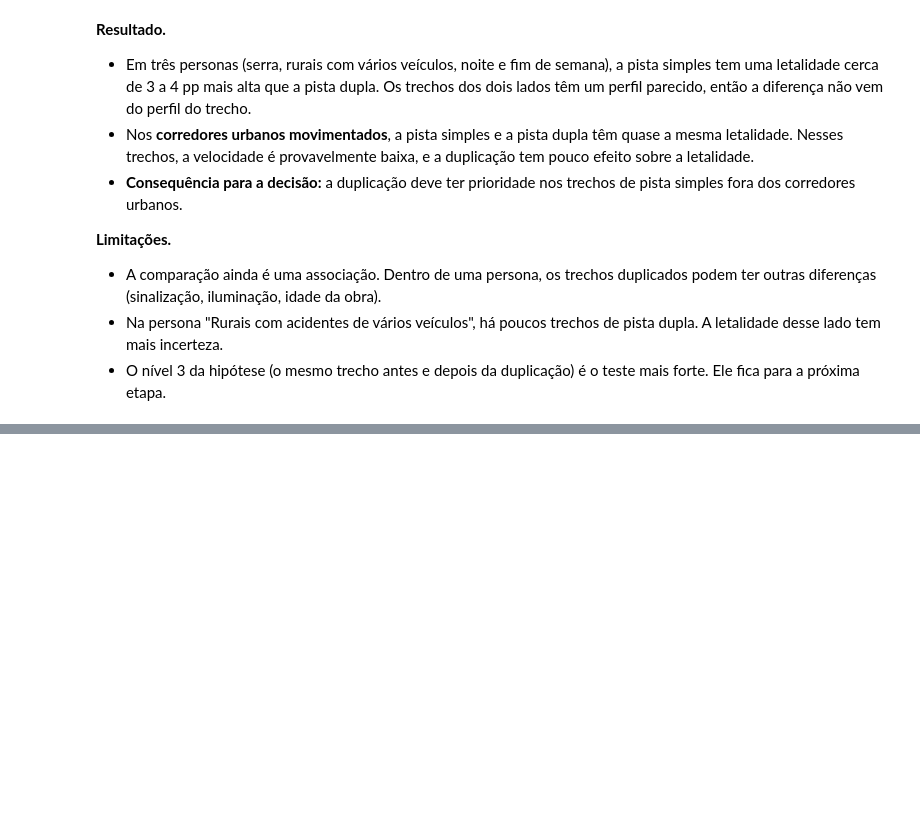
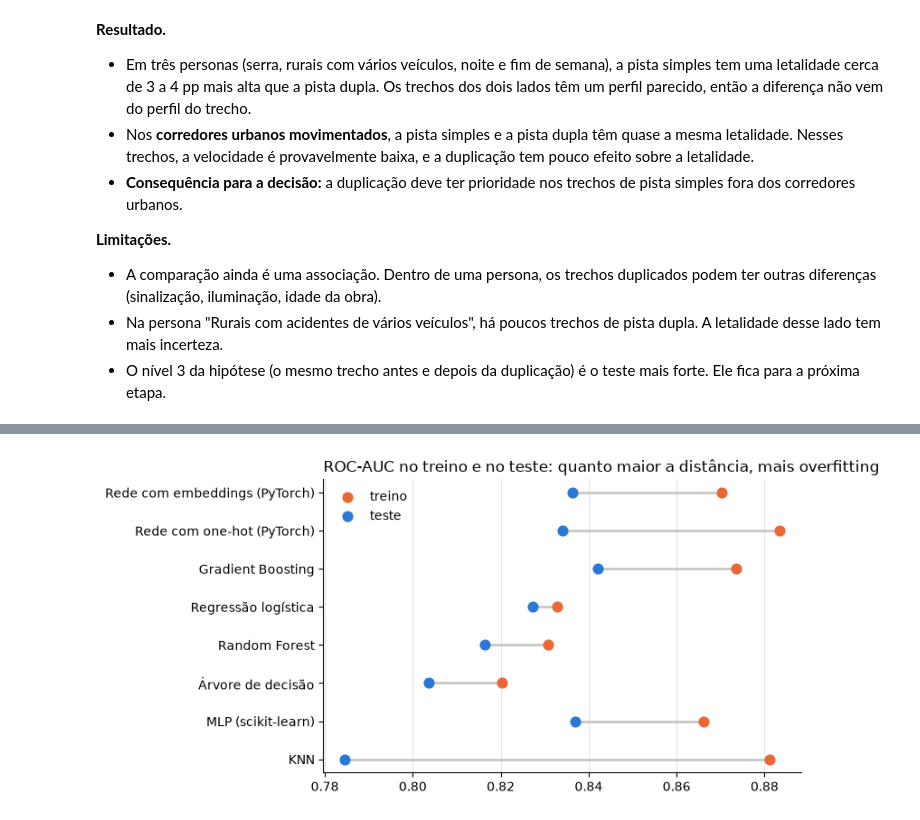
Before and after one commit to anapaulaendler/acidentes-br, a Jupyter notebook: notebooks/analise_prf.ipynb, the cells around one changed output, grey strips where cells are left out. Drawn from its saved outputs; the diff is of its cells as text; code cells hidden in the pictures; blank space fills up the shorter version.

```diff
--- a/notebooks/analise_prf.ipynb
+++ b/notebooks/analise_prf.ipynb
@@ -1348,0 +1392,11 @@ plt.show()
+# %%
+FAMILIAS = {
+    "Regressão logística": "clássico", "Árvore de decisão": "clássico", "KNN": "clássico",
+    "Random Forest": "ensemble", "Gradient Boosting": "ensemble",
+    "MLP (scikit-learn)": "rede neural", "Rede com embeddings (PyTorch)": "rede neural", "Rede com one-hot (PyTorch)": "rede neural",
+}
+
+metricas_teste = pd.DataFrame({nome: c.metricas_teste for nome, c in salvos.classificadores.items()}).T
+leaderboard = metricas_teste.sort_values("recall", ascending=False)
+leaderboard.insert(0, "família", leaderboard.index.map(FAMILIAS))
+leaderboard.round(3).rename(columns=NOMES_METRICAS)
@@ -1348,0 +1426,8 @@ plt.show()
+# %%
+METRICAS_AUDITORIA = ["acuracia", "precisao", "recall", "f1", "roc_auc"]
+
+metricas_treino = pd.DataFrame({nome: c.metricas_treino for nome, c in salvos.classificadores.items()}).T
+auditoria = pd.concat({"treino": metricas_treino[METRICAS_AUDITORIA], "teste": metricas_teste[METRICAS_AUDITORIA]}, axis=1)
+auditoria = auditoria.swaplevel(axis=1)[METRICAS_AUDITORIA].loc[leaderboard.index]
+auditoria["ROC-AUC: treino − teste"] = auditoria[("roc_auc", "treino")] - auditoria[("roc_auc", "teste")]
+auditoria.round(3).rename(columns=NOMES_METRICAS)
@@ -1348,0 +1445,21 @@ plt.show()
+# %%
+fig, ax = plt.subplots(figsize=(8, 4))
+
+modelos_ordem = leaderboard.index[::-1]
+roc_treino = metricas_treino.loc[modelos_ordem, "roc_auc"]
+roc_teste = metricas_teste.loc[modelos_ordem, "roc_auc"]
+
+ax.hlines(range(len(modelos_ordem)), roc_teste, roc_treino, color="#c9c8c3", linewidth=2)
+ax.scatter(roc_treino, range(len(modelos_ordem)), color="#eb6834", s=60, zorder=3, label="treino")
+ax.scatter(roc_teste, range(len(modelos_ordem)), color="#2a78d6", s=60, zorder=3, label="teste")
+ax.set_yticks(range(len(modelos_ordem)), modelos_ordem)
+ax.set_title("ROC-AUC no treino e no teste: quanto maior a distância, mais overfitting", loc="left")
+ax.legend(loc="upper left", frameon=False)
+ax.spines[["top", "right"]].set_visible(False)
+ax.grid(axis="x", color="#e5e4e0")
+ax.set_axisbelow(True)
+
+plt.tight_layout()
+plt.show()
+# %% [output]
+[figure, added]
```
Also changed, not shown: parts of 53 cells of this notebook, 8 other files.
